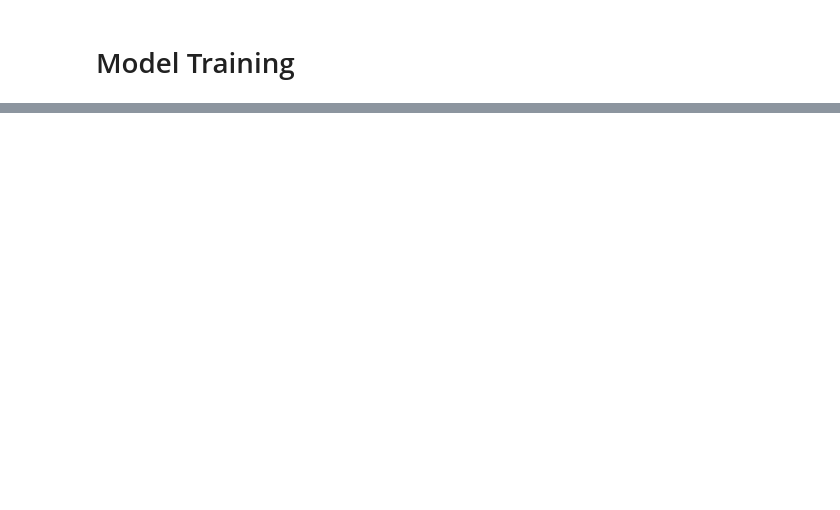
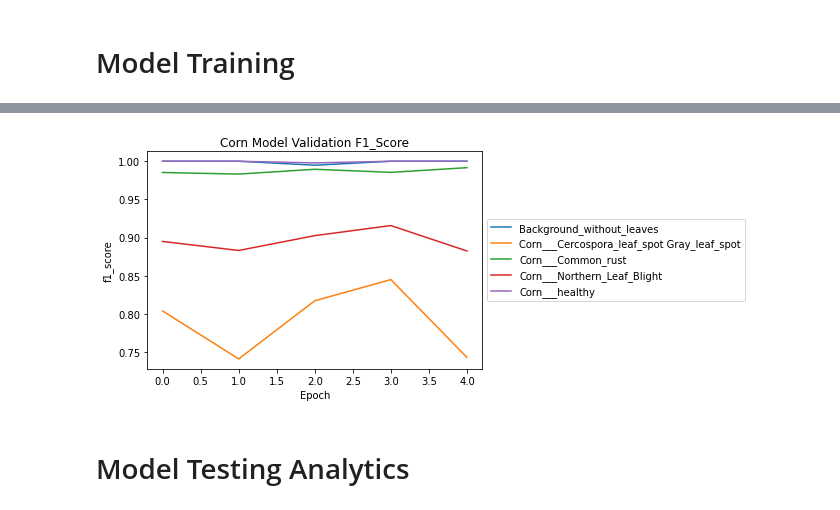
Before and after one commit to brymer-meneses/chloroplast, a Jupyter notebook: machine_learning/model_training/corn.ipynb, the cells around one changed output, grey strips where cells are left out. Saved outputs shown, nothing was run; the diff lists cells and outputs as text; code cells hidden in the pictures; blank space fills up the shorter version.

```diff
--- a/machine_learning/model_training/corn.ipynb
+++ b/machine_learning/model_training/corn.ipynb
@@ -276,0 +365,11 @@ plt.show()
+# %%
+plt.plot(training_history.history['val_f1_score'])
+plt.title(f'{plant.title()} Model Validation F1_Score')
+plt.ylabel('f1_score')
+plt.xlabel('Epoch')
+plt.legend(train_gen.class_indices.keys(), loc = 'center left', bbox_to_anchor=(1,0.5))
+plt.show()
+# %% [output]
+[figure, added]
+# %% [markdown]
+# Model Testing Analytics
```
Also changed, not shown: parts of 25 cells of this notebook.
